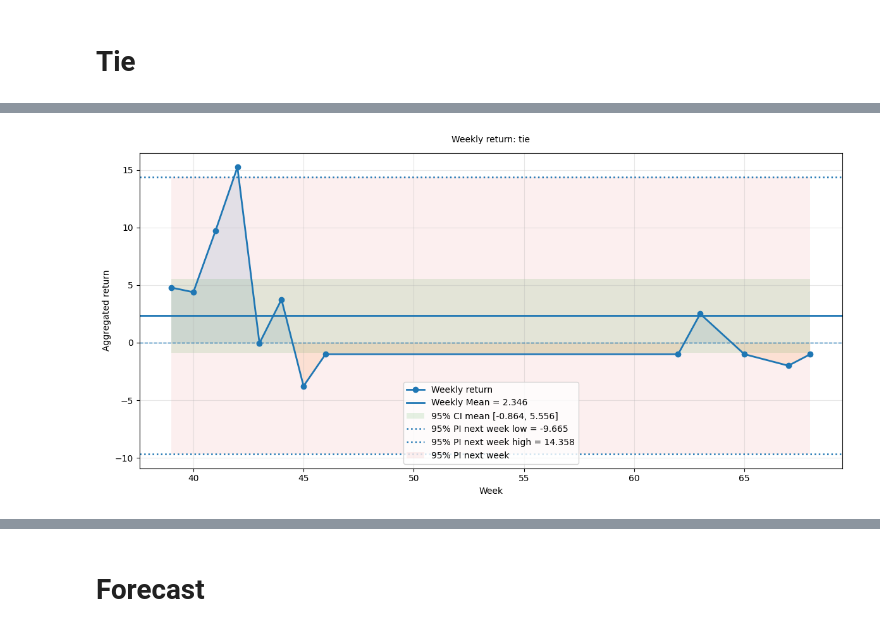
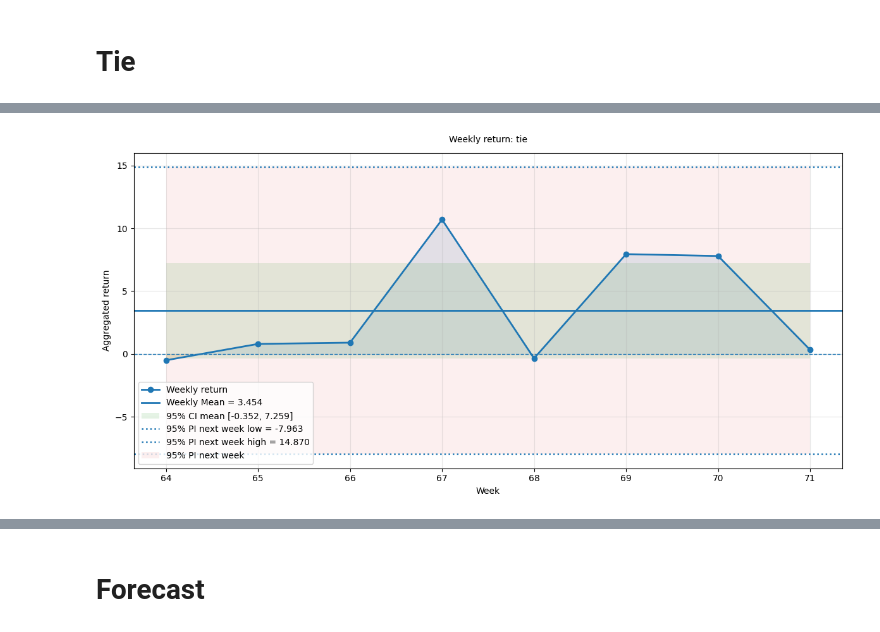
Before and after one commit to NickOLeeney/bet-master-analytics, a Jupyter notebook: src/strategies/optuna_model_analysis.ipynb, the cells around one changed output, grey strips where cells are left out. Drawn from its saved outputs; the diff is of its cells as text; code cells hidden in the pictures.

```diff
--- a/src/strategies/optuna_model_analysis.ipynb
+++ b/src/strategies/optuna_model_analysis.ipynb
@@ -264,6 +291,15 @@ df = df[(df[target_col] >= 1.3) | (df[target_col] <= 2.5)]
 
 df["strategy"] = target_col
 
+###
+from datetime import datetime
+
+date_str = "01-08-2026"
+
+date = datetime.strptime(date_str, "%d-%m-%Y")
+
+df = df[df['time'] >= date]
+###
 
 # Create the test binned dataframe
 df_binned = df.copy()
@@ -333,6 +369,16 @@ df = df[(df[target_col] >= 1.3) | (df[target_col] <= 2.5)]
 
 df["strategy"] = target_col
 
+###
+from datetime import datetime
+
+date_str = "01-08-2026"
+
+date = datetime.strptime(date_str, "%d-%m-%Y")
+
+df = df[df['time'] >= date]
+###
+
 
 # Create the test binned dataframe
 df_binned = df.copy()
@@ -361,0 +410,14 @@ get_best_strategies(df_filtered.rename(columns={target_col: "result", "time": "d
+# %%
+target_col = "ntts"
+
+STUDY_NAME = f"{target_col}_aggregated_study"
+
+study = optuna.load_study(
+    study_name=STUDY_NAME,
+    storage="sqlite:///../../data/output/optuna_model/aggregated_study.db",
+)
+
+print("Totale trial salvati:", len(study.trials))
+print("Best assoluto:", study.best_trial.value, study.best_trial.params)
+
+top_trials = sorted(study.trials, key=lambda t: -t.value)
@@ -405,34 +520,44 @@ df = df_loaded.copy()
 
 
 # Feature Engineering
 df["return"] = df.apply(lambda x: get_return(strategy=x[target_col], odds=x[odds_col]), axis=1).copy()
 df["week"] = add_week_column(df)
 df = df[(df[target_col] >= 1.3) | (df[target_col] <= 2.5)]
 # ---
 
 df["strategy"] = target_col
 
+###
+from datetime import datetime
+
+date_str = "01-08-2026"
+
+date = datetime.strptime(date_str, "%d-%m-%Y")
+
+df = df[df['time'] >= date]
+###
+
 
 # Create the test binned dataframe
 df_binned = df.copy()
 
 for feat, step in feature_bins_map.items():
     df_binned[feat] = [round_to_step(x, step) for x in df_binned[feat]]
 
     if isinstance(step, int):
         df_binned[feat] = df_binned[feat].astype("Int64")
 
 df_binned = df_binned.sort_values(by="time", ascending=False)
 
 mask = get_mask(df_binned, best_trial.user_attrs["params_dict"])
 
 df_filtered = df_binned[mask]
 real_quote = 1. / (df_filtered[target_col].sum() / df_filtered.shape[0])
 
 weekly_return, stats = analyze_strategies(df_filtered, strategies=[target_col], print_pi=True)
 strategy_dict[target_col] = {"df_filtered": df_filtered, "real_quote": real_quote, "settings": {"feature_bins_map": feature_bins_map, "params_dict": params_dict}}
 # %% [output]
-[figure, old version]
+[figure, new version]
 # %%
 get_best_strategies(df_filtered.rename(columns={target_col: "result", "time": "date"}))
 # %% [output]
```
Also changed, not shown: parts of 27 cells of this notebook, 9 other files.
